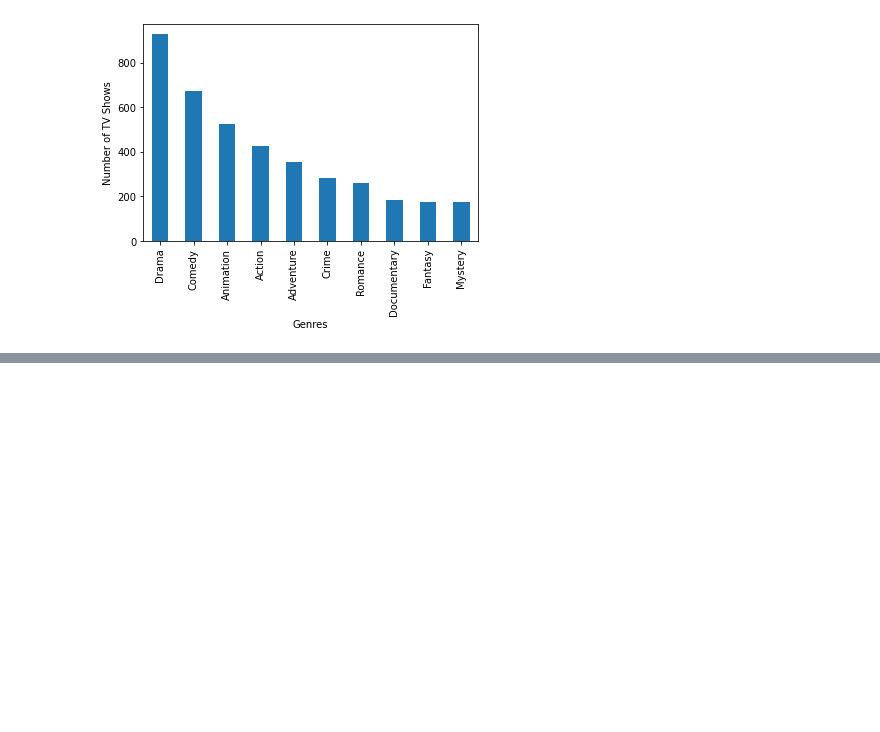
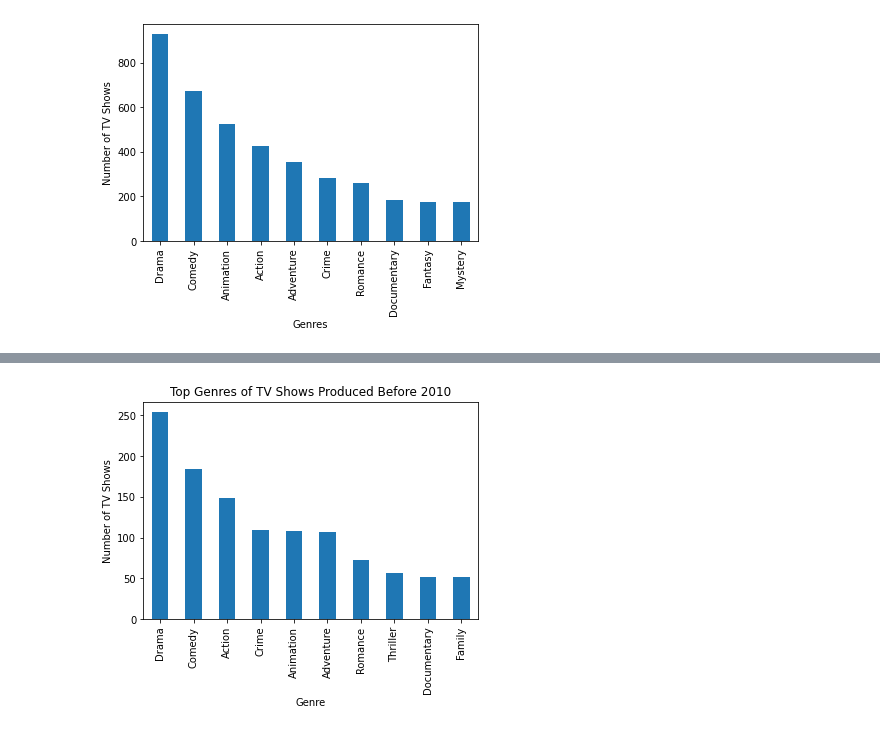
Before and after one commit to feifeikong/Springboard, a Jupyter notebook: Craft a Story from a Dataset/Netflix Movies and Shows Data Visualization.ipynb, the cells around one changed output, grey strips where cells are left out. Saved outputs shown, nothing was run; the diff lists cells and outputs as text; code cells hidden in the pictures; blank space fills up the shorter version.

```diff
--- a/Craft a Story from a Dataset/Netflix Movies and Shows Data Visualization.ipynb
+++ b/Craft a Story from a Dataset/Netflix Movies and Shows Data Visualization.ipynb
@@ -186,0 +203,11 @@ plt.show()
+# %%
+#Taking a closer look at genres of movies and TV shows across the years
+
+top_tv_genres_before_2010 = cleaned_data[(cleaned_data['startYear'] <= 2010) & (cleaned_data['type'] <= 'tvSeries')].iloc[:, 13:].sum().sort_values(ascending=False).head(10)
+_ = top_tv_genres_before_2010.plot(kind='bar')
+_ = plt.xlabel('Genre')
+_ = plt.ylabel('Number of TV Shows')
+_ = plt.title('Top Genres of TV Shows Produced Before 2010')
+plt.show()
+# %% [output]
+[figure, added]
```
Also changed, not shown: parts of 14 cells of this notebook.
